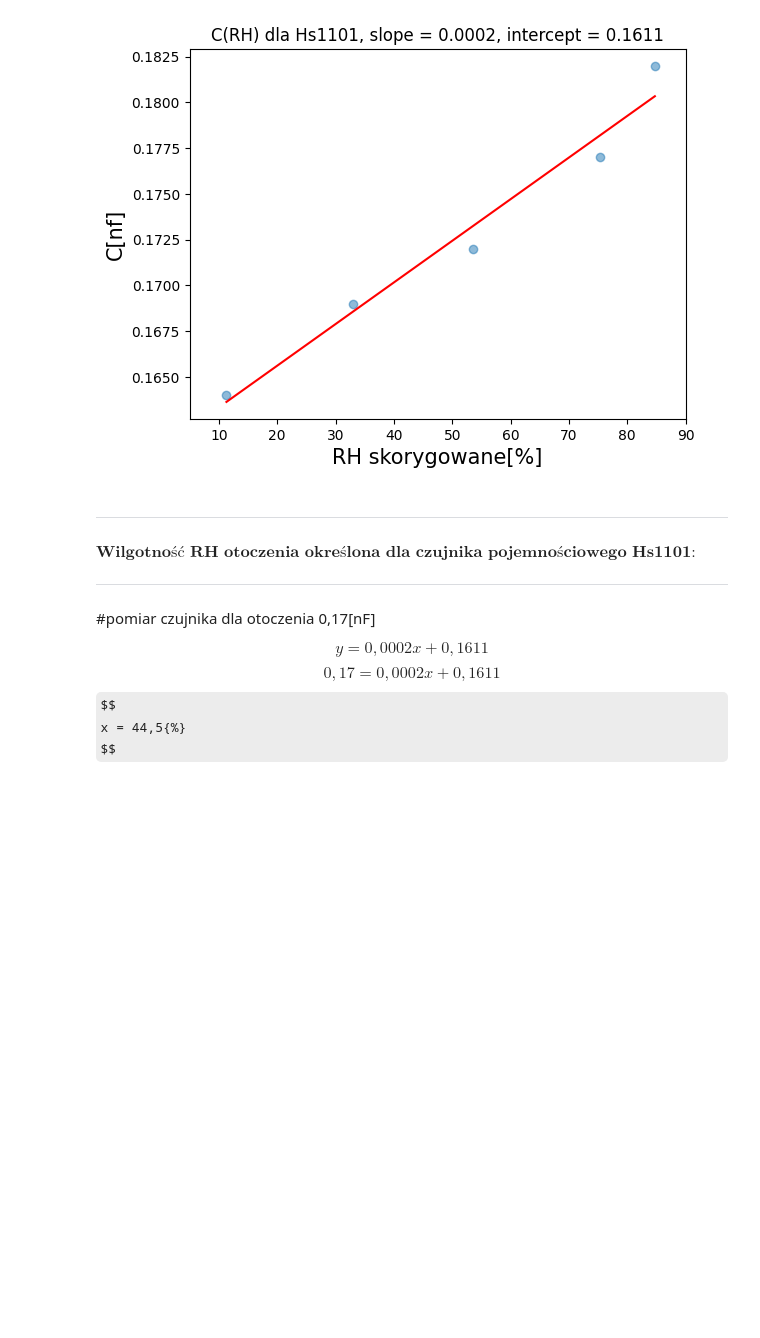
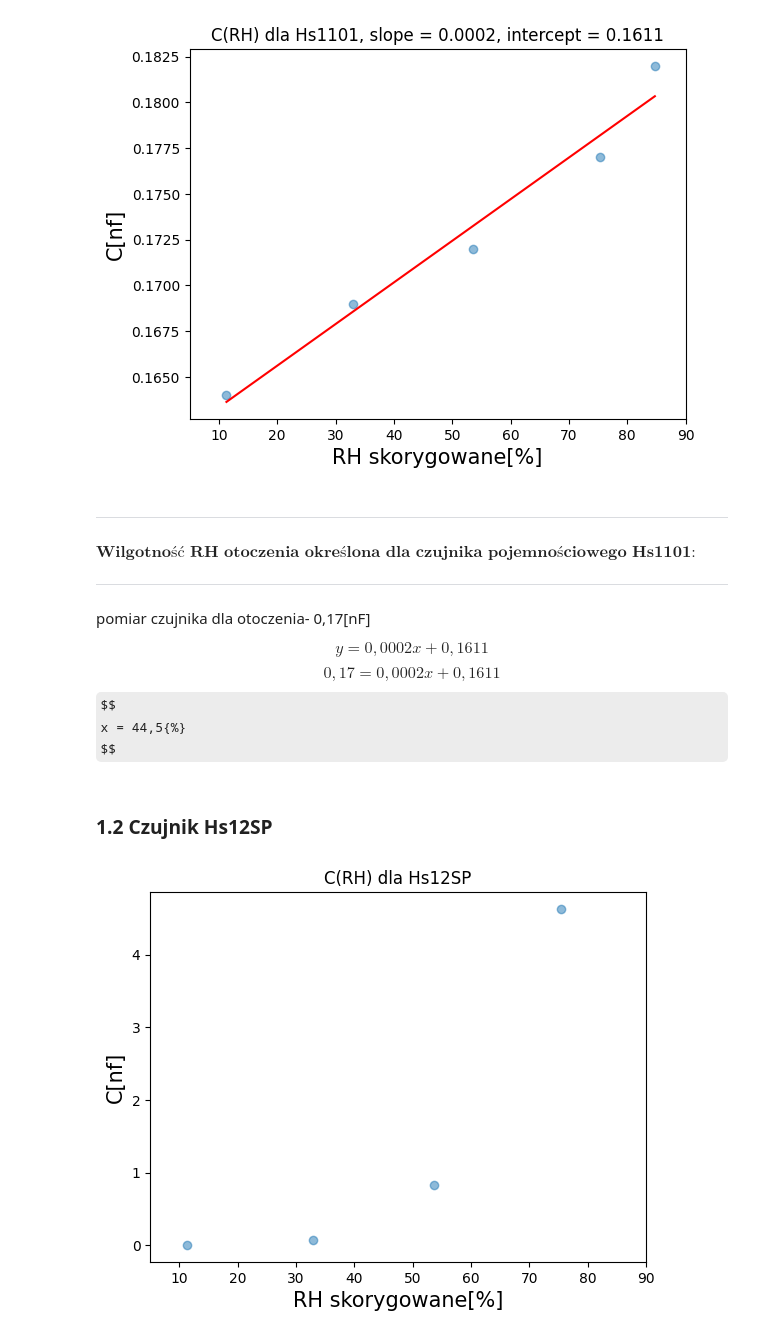
Before and after one commit to irozalski/Sensor_technology-analysis, a Jupyter notebook: humidity sensor/Humidity.ipynb, the cells around one changed output. Cells and saved outputs as stored; diff of their text form; code cells hidden in the pictures; some formulas as TeX source; blank space fills up the shorter version.

```diff
--- a/humidity sensor/Humidity.ipynb
+++ b/humidity sensor/Humidity.ipynb
@@ -137,7 +139,7 @@ plt.show()
 $\mathbf{\text{Wilgotność RH otoczenia określona dla czujnika pojemnościowego Hs1101:}}$<br>
 
 ***
-#pomiar czujnika dla otoczenia 0,17[nF]
+pomiar czujnika dla otoczenia- 0,17[nF]
 
 $$
   y = 0,0002x + 0,1611
@@ -148,3 +150,21 @@ $$
 $$
 x = 44,5{%}
 $$
+# %% [markdown]
+### 1.2 Czujnik Hs12SP
+# %%
+# wykres C(RH) dla czujnika Hs12SP i regresja liniowa pozwalająca obliczyć przypuszczalną wilgotność w pomieszczeniu
+
+x = dane.loc[1:4]['RH skorygowane[%]']
+y = dane.loc[1:4]['Pojemność Hs12SP [nF]']
+
+plt.xlabel('RH skorygowane[%]', fontsize = 15)
+plt.ylabel('C[nf]', fontsize = 15)
+plt.xlim(5,90)
+plt.scatter(x, y, alpha=0.5)
+
+plt.title(f'C(RH) dla Hs12SP')
+
+plt.show()
+# %% [output]
+[figure, added]
```
Also changed, not shown: parts of 5 cells of this notebook.
